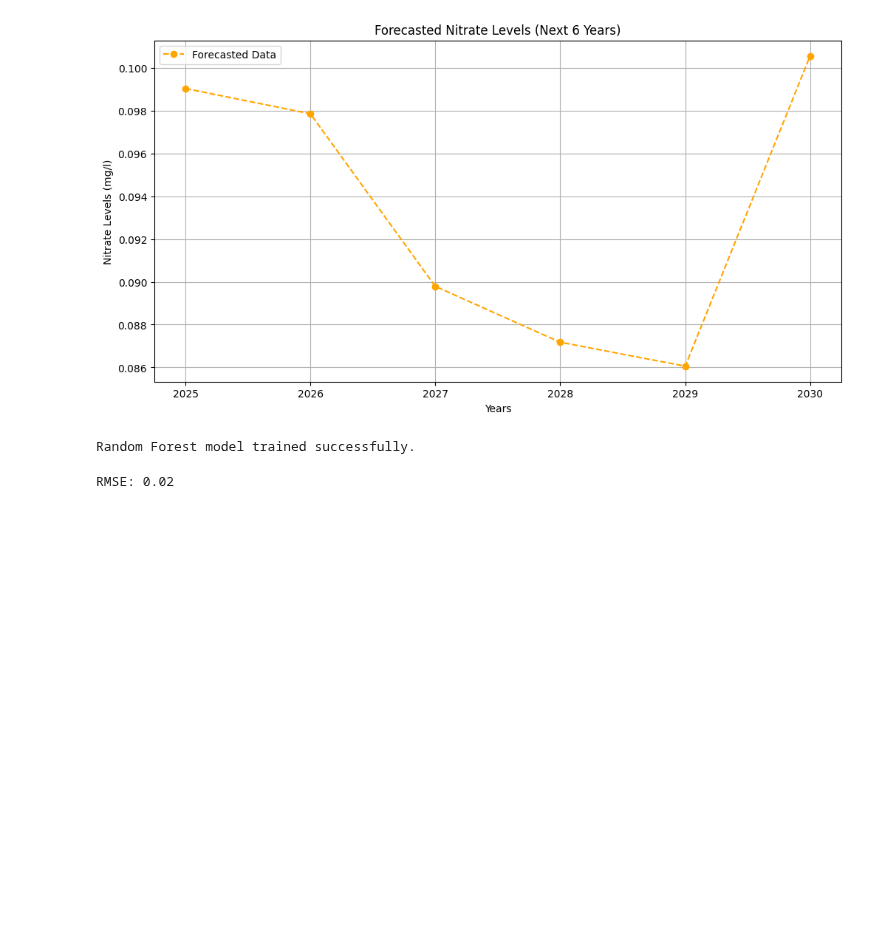
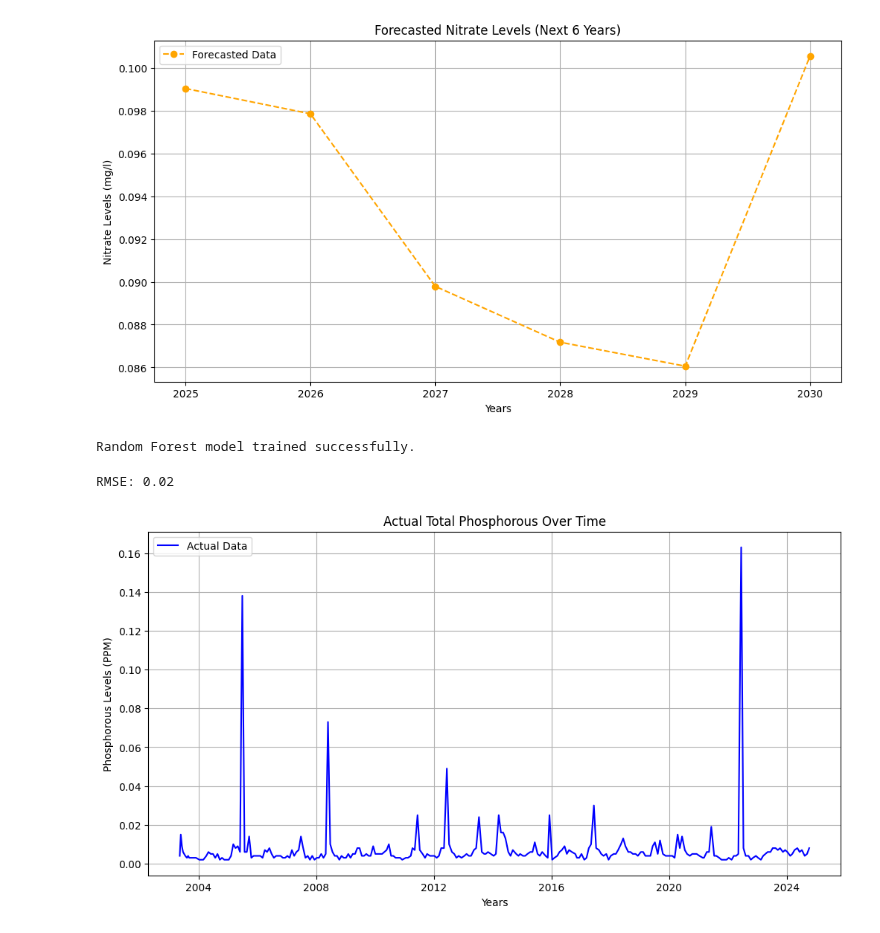
Before and after one commit to MusadSaiyed7/Engg680_Project2024_Group15, a Jupyter notebook: water_assessment_model.ipynb, the cells around one changed output. Saved outputs shown, nothing was run; the diff lists cells and outputs as text; code cells hidden in the pictures; blank space fills up the shorter version.

Commit message:
Performed Visualizing Actual Total Phosphorous Levels Over Time

```diff
--- a/water_assessment_model.ipynb
+++ b/water_assessment_model.ipynb
@@ -425,3 +425,20 @@ for _ in range(forecast_steps):
 
 # Update lagged features with new forecast
 last_observations = pd.DataFrame([[forecast] + last_observations.iloc[0, :-1].tolist()], columns=last_observations.columns)
+# %%
+#Step24: Visualizing Actual Total Phosphorous Levels Over Time
+numeric_data = data.dropna()
+
+# Plot actual data
+plt.figure(figsize=(12, 6))
+
+# Access the 'Numeric Result' values using the 'values' attribute of the numeric_data Series
+plt.plot(numeric_data.index, numeric_data.values, label='Actual Data', color='blue')
+plt.title("Actual Total Phosphorous Over Time")
+plt.xlabel("Years")
+plt.ylabel("Phosphorous Levels (PPM)")
+plt.legend()
+plt.grid()
+plt.show()
+# %% [output]
+[figure, added]
```
